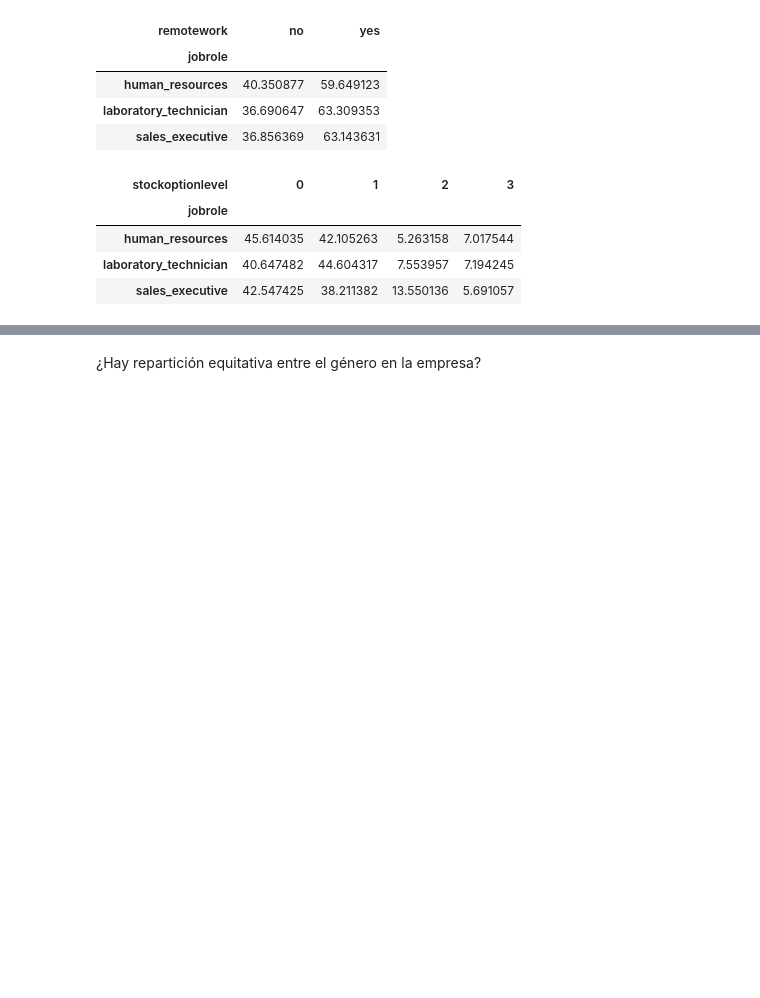
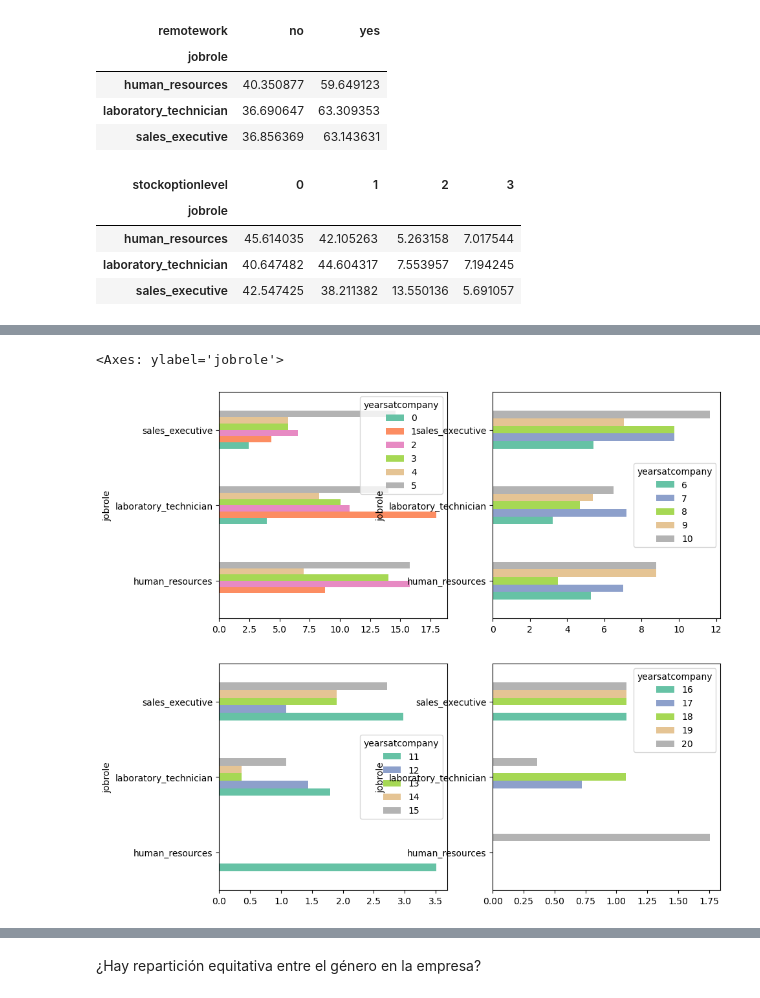
Before and after one commit to NuriaSalasVazquez/project-da-promo-49-modulo-3-team-4, a Jupyter notebook: EDA.ipynb, the cells around one changed output, grey strips where cells are left out. Saved outputs shown, nothing was run; the diff lists cells and outputs as text; code cells hidden in the pictures; blank space fills up the shorter version.

```diff
--- a/EDA.ipynb
+++ b/EDA.ipynb
@@ -870,4 +870,4 @@ pd.crosstab(df_filtrado['jobrole'], df_filtrado['stockoptionlevel'], normalize='
 | laboratory_technician | 40.647482 | 44.604317 | 7.553957 | 7.194245 |
 | sales_executive | 42.547425 | 38.211382 | 13.550136 | 5.691057 |
 # %%
-pd.crosstab(df_filtrado['jobrole'], df_filtrado['yearsatcompany'], normalize='index') * 100
+years_at_company = pd.crosstab(df_filtrado['jobrole'], df_filtrado['yearsatcompany'], normalize='index') * 100
@@ -880 +874,18 @@ pd.crosstab(df_filtrado['jobrole'], df_filtrado['yearsatcompany'], normalize='in
+# %%
+company_filtered = years_at_company.loc[:, years_at_company.columns <= 5]
+company_filtered_1 = years_at_company.loc[:, (years_at_company.columns > 5) & (years_at_company.columns <= 10)]
+company_filtered_2 = years_at_company.loc[:, (years_at_company.columns > 10) & (years_at_company.columns <= 15)]
+company_filtered_3 = years_at_company.loc[:, (years_at_company.columns > 15) & (years_at_company.columns <= 20)]
+# %%
+fig, axes = plt.subplots(nrows = 2, ncols = 2, figsize = (10, 10))
+company_filtered.plot(kind='barh', ax = axes[0][0], stacked=False, colormap='Set2')
+company_filtered_1.plot(kind='barh', ax = axes[0][1], stacked=False, colormap='Set2')
+company_filtered_2.plot(kind='barh', ax=axes[1][0], stacked=False, colormap='Set2')
+company_filtered_3.plot(kind='barh', ax=axes[1][1], stacked=False, colormap='Set2')
+
+# Mover la leyenda fuera del gráfico principal si quieres
+ax.legend(title="Satisfacción Ambiental", bbox_to_anchor=(1.05, 1), loc='upper left')
+# %% [output]
+<Axes: ylabel='jobrole'>
+[figure, added]
 # %%
```
Also changed, not shown: parts of 4 cells of this notebook.
